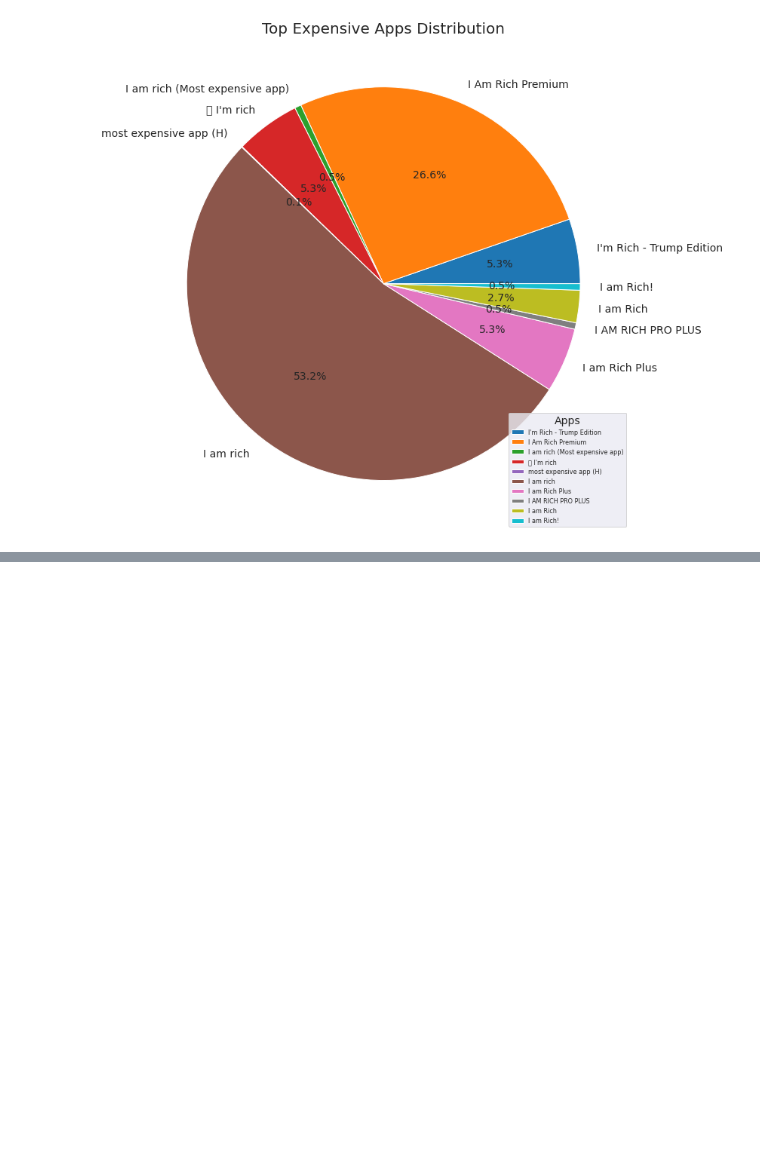
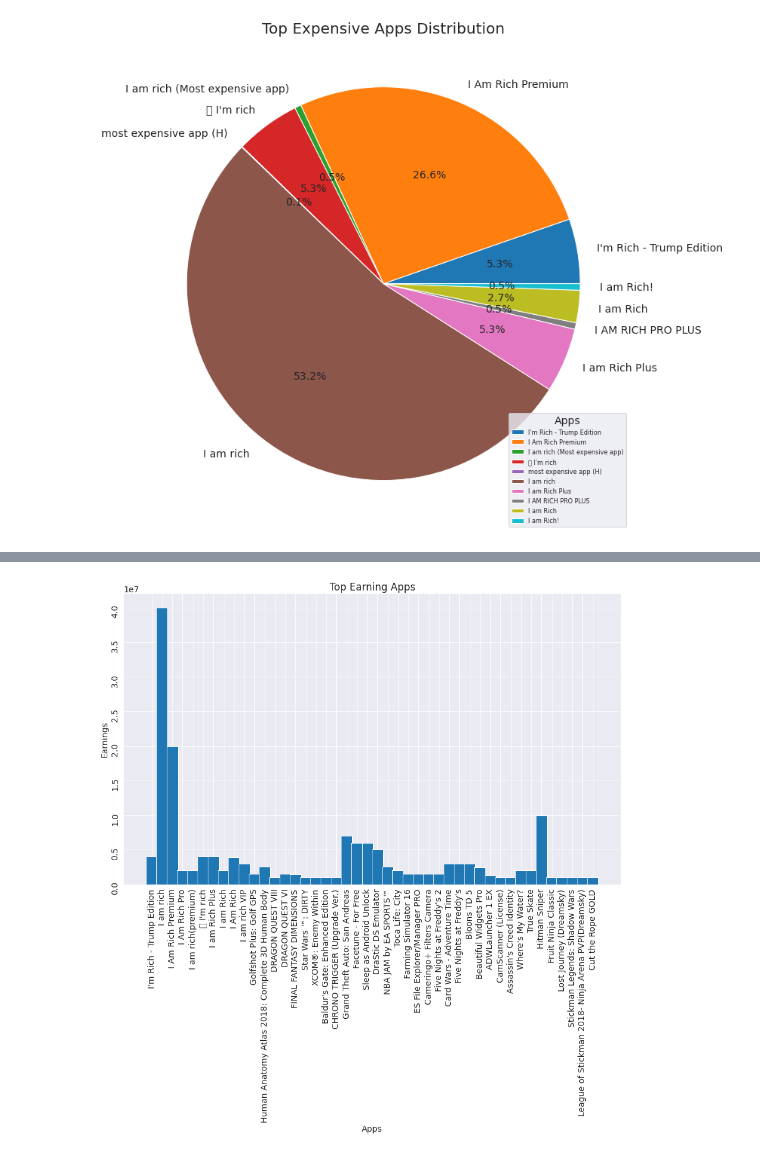
Before and after one commit to nileshrathod17/Exploratory-Data-Analysis, a Jupyter notebook: Copy_of_Play_Store_App_Review_Analysis_Capstone_Project.ipynb, the cells around one changed output, grey strips where cells are left out. Saved outputs shown, nothing was run; the diff lists cells and outputs as text; code cells hidden in the pictures; blank space fills up the shorter version.

```diff
--- a/Copy_of_Play_Store_App_Review_Analysis_Capstone_Project.ipynb
+++ b/Copy_of_Play_Store_App_Review_Analysis_Capstone_Project.ipynb
@@ -383,0 +430,2 @@ plt.legend(top10PaidApps_df.App,
+# %%
+earning_df = Paid_Apps_df[['App', 'Installs', 'Price']]
@@ -383,0 +440,14 @@ plt.legend(top10PaidApps_df.App,
+# %%
+earning_df_sorted_by_Earnings = earning_df.sort_values(by='Earnings', ascending=False).head(50)
+# %%
+earning_df_sorted_by_Price = earning_df_sorted_by_Earnings.sort_values(by='Price', ascending=False)
+# %%
+# PLot a bar chart of earning at y and app names at x
+plt.figure(figsize=(15,9))
+plt.bar(earning_df_sorted_by_Price.App, earning_df_sorted_by_Price.Earnings, width=1.1, label=earning_df_sorted_by_Price.Earnings)
+plt.xlabel("Apps")
+plt.ylabel("Earnings")
+plt.tick_params(rotation=90)
+plt.title("Top Earning Apps");
+# %% [output]
+[figure, added]
```
Also changed, not shown: parts of 7 cells of this notebook.
